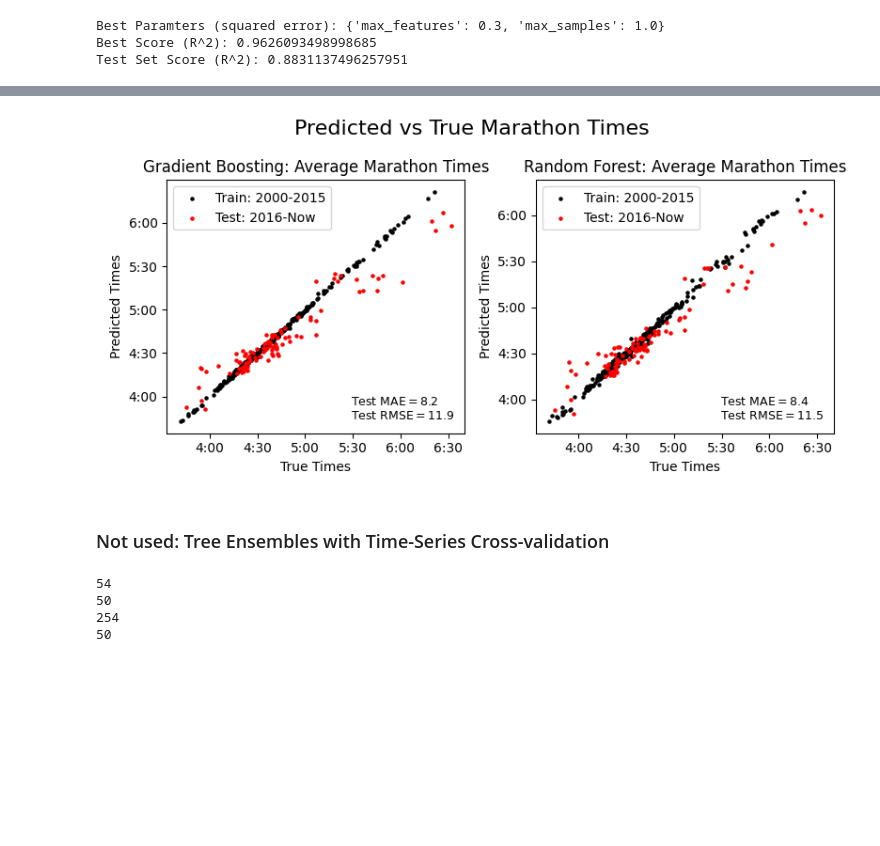
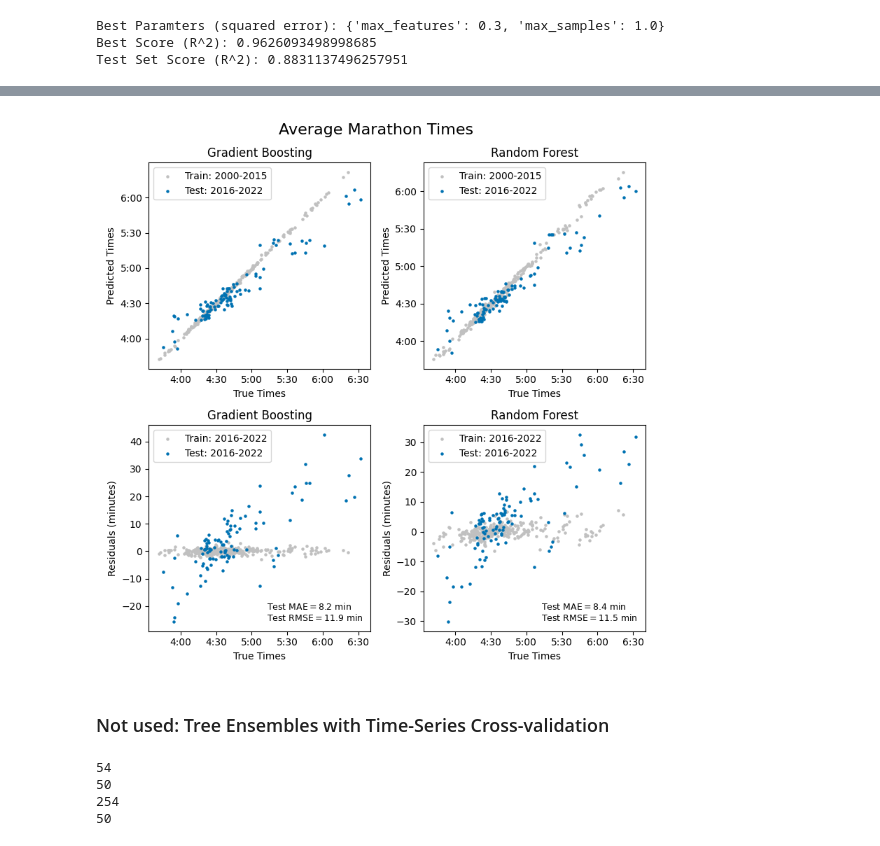
Before and after one commit to michael-p-k/MarathonPredictor, a Jupyter notebook: MarathonPredictor.ipynb, the cells around one changed output, grey strips where cells are left out. Saved outputs shown, nothing was run; the diff lists cells and outputs as text; code cells hidden in the pictures; blank space fills up the shorter version.

```diff
--- a/MarathonPredictor.ipynb
+++ b/MarathonPredictor.ipynb
@@ -114,0 +190,14 @@ fig.tight_layout()
+# %%
+# Comparison of Male Wins by Event Name
+fig, ax1 = plt.subplots(1,1,figsize=(12,6))
+sns.violinplot(x='Median of Male Wins', y='Male Win', data=event_rank_male, ax=ax1);
+
+labels = event_rank_male['Event Name'].unique()
+ax1.xaxis.set_ticks(range(len(labels)),labels,rotation=90)
+# ax1.xaxis.set_tick_params(rotation=90)
+ax1.yaxis.set_major_locator(mticker.MultipleLocator(base=900))
+ax1.yaxis.set_major_formatter(formatter)
+ax1.set_ylabel('Male Win Time')
+ax1.set_xlabel('Marathon Name')
+fig.suptitle('Male Win Time by Event: 2000-2022', fontsize=16)
+fig.tight_layout()
@@ -712,53 +767,68 @@ ave_perf_df
 # %%
-fig, axs = plt.subplots(1,2,figsize=(8,4))
-(ax1,ax2) = axs
+fig, axs = plt.subplots(2,2,figsize=(8,8))
+((ax1,ax2),(ax3,ax4)) = axs
 
 y_ave_test_gb = grid_gb_shuffle_ave.predict(X_ave_test)
 y_ave_train_gb = grid_gb_shuffle_ave.predict(X_ave_train)
 
-ax1.scatter(y_ave_train,y_ave_train_gb,color='k', s=5, label='Train: 2000-2015')
-ax1.scatter(y_ave_test,y_ave_test_gb,color='r', s=5, label='Test: 2016-Now')
+ax1.scatter(y_ave_train,y_ave_train_gb, s=5, label='Train: 2000-2015', color='silver')
+ax1.scatter(y_ave_test,y_ave_test_gb, s=5, label='Test: 2016-2022')
 ax1.set_xlabel('True Times')
 ax1.set_ylabel('Predicted Times')
-ax1.set_title('Gradient Boosting: Average Marathon Times')
+ax1.set_title('Gradient Boosting')
 
-grid_rf_shuffle_ave
 y_ave_test_rf = grid_rf_shuffle_ave.predict(X_ave_test)
 y_ave_train_rf = grid_rf_shuffle_ave.predict(X_ave_train)
 
-ax2.scatter(y_ave_train,y_ave_train_rf,color='k', s=5, label='Train: 2000-2015')
-ax2.scatter(y_ave_test,y_ave_test_rf,color='r', s=5, label='Test: 2016-Now')
+ax2.scatter(y_ave_train,y_ave_train_rf, s=5, label='Train: 2000-2015', color='silver')
+ax2.scatter(y_ave_test,y_ave_test_rf, s=5, label='Test: 2016-2022')
 ax2.set_xlabel('True Times')
 ax2.set_ylabel('Predicted Times')
-ax2.set_title('Random Forest: Average Marathon Times')
+ax2.set_title('Random Forest')
+
+ax3.scatter(y_ave_train, gb_train_resid, s=5, label='Train: 2016-2022', color='silver')
+ax3.scatter(y_ave_test, gb_test_resid, s=5, label='Test: 2016-2022')
+ax3.set_xlabel('True Times')
+ax3.set_ylabel('Residuals (minutes)')
+ax3.set_title('Gradient Boosting')
+
+ax4.scatter(y_ave_train, rf_train_resid, s=5, label='Train: 2016-2022', color='silver')
+ax4.scatter(y_ave_test, rf_test_resid, s=5, label='Test: 2016-2022')
+ax4.set_xlabel('True Times')
+ax4.set_ylabel('Residuals (minutes)')
+ax4.set_title('Random Forest')
+
+# Create annotations for fit metrics
+gb_note = AnchoredText(f"Test MAE$={ave_perf_df.loc['GB Ave','Test MAE']:.1f}$ min\nTest RMSE$={ave_perf_df.loc['GB Ave','Test RMSE']:.1f}$ min",
+                     prop=dict(size=9), frameon=False, loc='lower right')
+rf_note = AnchoredText(f"Test MAE$={ave_perf_df.loc['RF Ave','Test MAE']:.1f}$ min\nTest RMSE$={ave_perf_df.loc['RF Ave','Test RMSE']:.1f}$ min",
+                     prop=dict(size=9), frameon=False, loc='lower right')
+ax3.add_artist(gb_note)
+ax4.add_artist(rf_note)
 
 # Set tick labels and legends
 for ax in [ax1,ax2]:
     ax.yaxis.set_major_locator(mticker.MultipleLocator(base=1800))
     ax.yaxis.set_major_formatter(formatter)
     ax.xaxis.set_major_locator(mticker.MultipleLocator(base=1800))
     ax.xaxis.set_major_formatter(formatter)
     ax.legend()
+for ax in [ax3,ax4]:
+    ax.xaxis.set_major_locator(mticker.MultipleLocator(base=1800))
+    ax.xaxis.set_major_formatter(formatter)
+    ax.legend()
 
-# Create annotations for fit metrics
-gb_note = AnchoredText(f"Test MAE$={ave_perf_df.loc['GB Ave','Test MAE']:.1f}$\nTest RMSE$={ave_perf_df.loc['GB Ave','Test RMSE']:.1f}$",
-                     prop=dict(size=9), frameon=False, loc='lower right')
-rf_note = AnchoredText(f"Test MAE$={ave_perf_df.loc['RF Ave','Test MAE']:.1f}$\nTest RMSE$={ave_perf_df.loc['RF Ave','Test RMSE']:.1f}$",
-                     prop=dict(size=9), frameon=False, loc='lower right')
-ax1.add_artist(gb_note)
-ax2.add_artist(rf_note)
-
-fig.suptitle('Predicted vs True Marathon Times', fontsize=16)
+fig.suptitle('Average Marathon Times', fontsize=16)
 
 fig.tight_layout()
 # %% [output]
-[figure, old version]
+[figure, new version]
 # %%
 # Honolulu has all of the slowest averages because the course stays open for walking participants.
 # Test data (recent years) has 4 of the 5 slowest overall average finish times.
 # full_df.sort_values('Average Time', ascending=False).iloc[:20,:12]
 # %% [markdown]
-### Not used: Tree Ensembles with Time-Series Cross-validation ###
+### Not used: Tree Ensembles with Time-Series Cross-validation
 # %%
 # Training split uses time-series cross validation
 from sklearn.model_selection import TimeSeriesSplit
```
Also changed, not shown: parts of 25 cells of this notebook, 1 other file.
